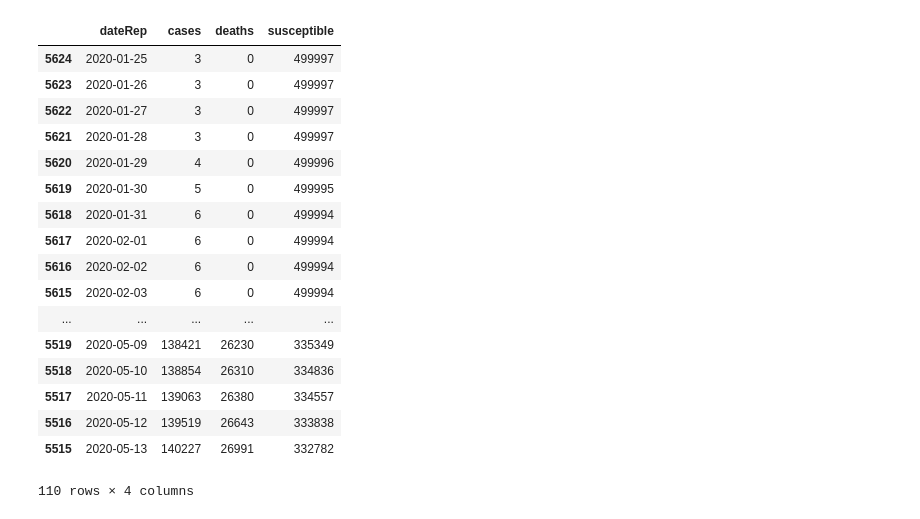
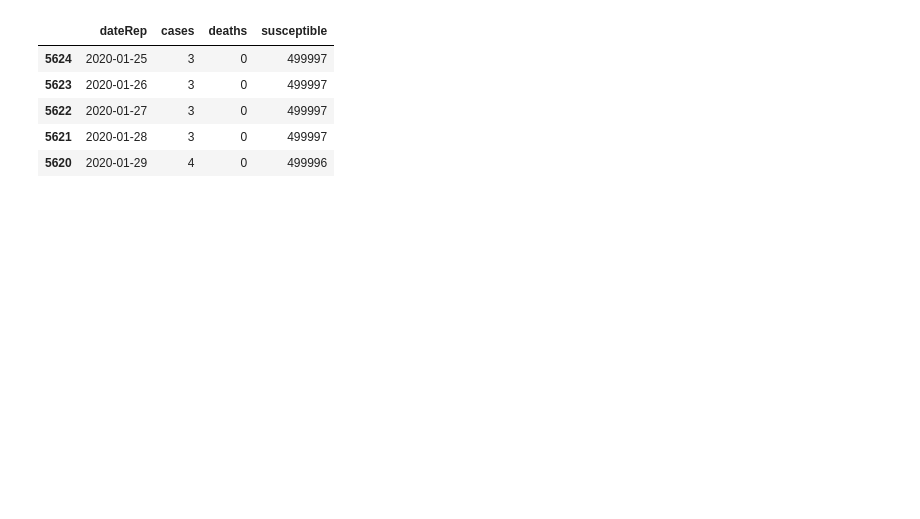
Before and after one commit to klchai/ML_COVID-19, a Jupyter notebook: model/sir.ipynb, the cells around one changed output. Saved outputs shown, nothing was run; the diff lists cells and outputs as text; code cells hidden in the pictures; blank space fills up the shorter version.

```diff
--- a/model/sir.ipynb
+++ b/model/sir.ipynb
@@ -7,36 +7,24 @@ import matplotlib.pyplot as plt
 # %%
 df = pd.read_csv('data/covid-19_world.csv',sep=',')
 df = df[ df["countriesAndTerritories"]=="France" ]
 df.sort_values("dateRep")
 for col_to_drop in ["day","month","year","countriesAndTerritories","geoId",
                     "countryterritoryCode","popData2018","continentExp"]:
 
     df=df.drop(col_to_drop,1)
 
 df['dateRep'] = pd.to_datetime(df['dateRep'],format="%d/%m/%Y")
 df = df.sort_values("dateRep")
 df = df[ df["dateRep"] > "2020-01-24"]
 df["cases"] = df["cases"].cumsum()
 df["deaths"] = df["deaths"].cumsum()
 df["susceptible"] = df.apply(lambda row : 500000 -(row["deaths"]+row["cases"]),axis=1)
-df
+df.head(5)
 # %% [output]
 |  | dateRep | cases | deaths | susceptible |
 | 5624 | 2020-01-25 | 3 | 0 | 499997 |
 | 5623 | 2020-01-26 | 3 | 0 | 499997 |
 | 5622 | 2020-01-27 | 3 | 0 | 499997 |
 | 5621 | 2020-01-28 | 3 | 0 | 499997 |
 | 5620 | 2020-01-29 | 4 | 0 | 499996 |
-| 5619 | 2020-01-30 | 5 | 0 | 499995 |
-| 5618 | 2020-01-31 | 6 | 0 | 499994 |
-| 5617 | 2020-02-01 | 6 | 0 | 499994 |
-| 5616 | 2020-02-02 | 6 | 0 | 499994 |
-| 5615 | 2020-02-03 | 6 | 0 | 499994 |
-| ... | ... | ... | ... | ... |
-| 5519 | 2020-05-09 | 138421 | 26230 | 335349 |
-| 5518 | 2020-05-10 | 138854 | 26310 | 334836 |
-| 5517 | 2020-05-11 | 139063 | 26380 | 334557 |
-| 5516 | 2020-05-12 | 139519 | 26643 | 333838 |
-| 5515 | 2020-05-13 | 140227 | 26991 | 332782 |
-110 rows × 4 columns
 # %%
```
Also changed, not shown: parts of 8 cells of this notebook.
